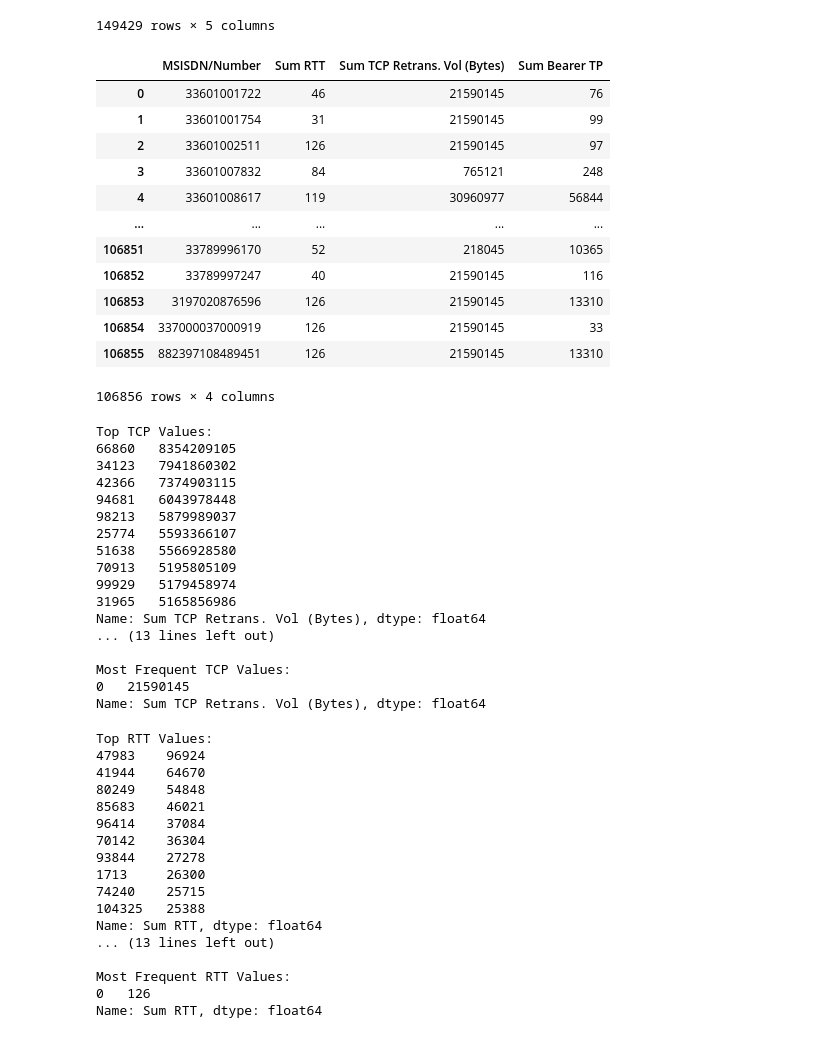
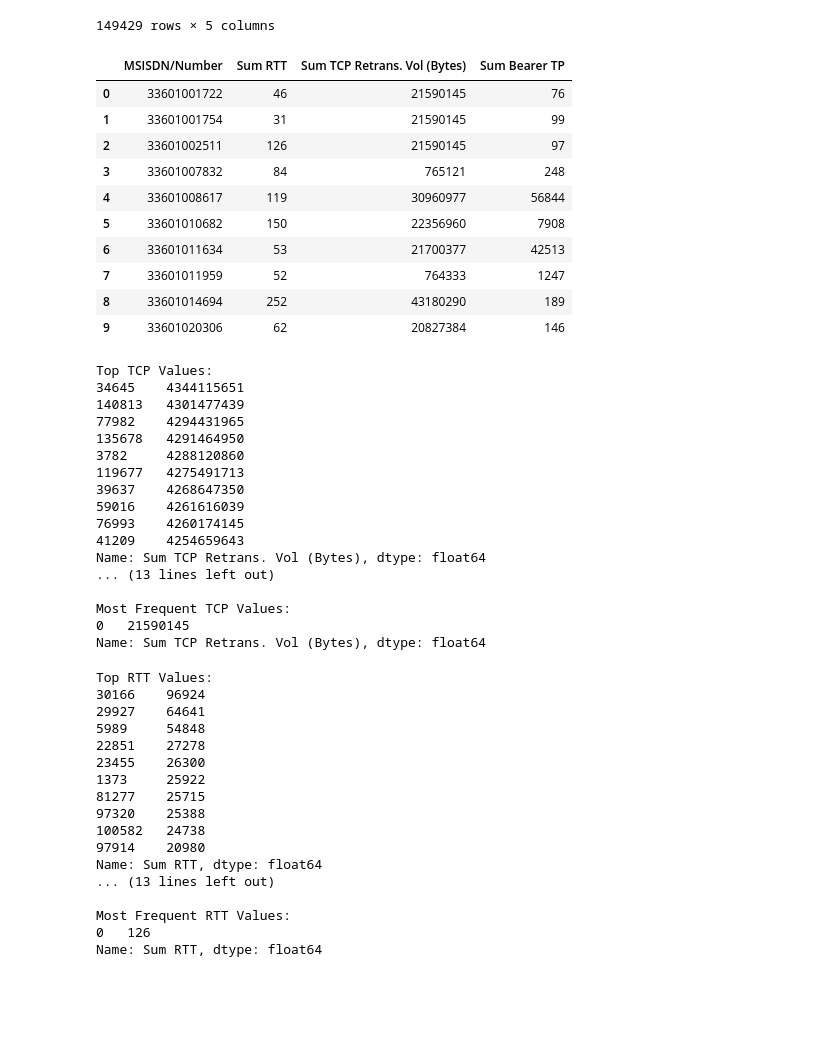
Before and after one commit to merronmuche/telecom_eda, a Jupyter notebook: eda_task_4.ipynb, the cells around one changed output. Saved outputs shown, nothing was run; the diff lists cells and outputs as text; code cells hidden in the pictures; blank space fills up the shorter version.

```diff
--- a/eda_task_4.ipynb
+++ b/eda_task_4.ipynb
@@ -200,39 +188,41 @@ df_important
 | 149999 | 33619622058 | Huawei Fig-Lx1 | 42 | 21590145 | 71 |
 149429 rows × 5 columns
 # %%
-# Assuming df is your DataFrame
+# Aggregate, per customer, the following information (treat missing & outliers by replacing by the mean or the mode of the corresponding variable):
+# Average TCP retransmission
+# Average RTT
+# Handset type
+# Average throughput
 
 # List of columns to include in the groupby and sum
 num_important_columns = [
     'Sum RTT',
     'Sum TCP Retrans. Vol (Bytes)',
     'Sum Bearer TP'
 ]
 
 # Group by 'MSISDN/Number' and sum the values for each group
 grouped_df = df_important.groupby('MSISDN/Number')[num_important_columns].sum().reset_index()
 
 # Display the grouped DataFrame
-grouped_df
+grouped_df.head(10)
 # %% [output]
 |  | MSISDN/Number | Sum RTT | Sum TCP Retrans. Vol (Bytes) | Sum Bearer TP |
 | 0 | 33601001722 | 46 | 21590145 | 76 |
 | 1 | 33601001754 | 31 | 21590145 | 99 |
 | 2 | 33601002511 | 126 | 21590145 | 97 |
 | 3 | 33601007832 | 84 | 765121 | 248 |
 | 4 | 33601008617 | 119 | 30960977 | 56844 |
-| ... | ... | ... | ... | ... |
-| 106851 | 33789996170 | 52 | 218045 | 10365 |
-| 106852 | 33789997247 | 40 | 21590145 | 116 |
-| 106853 | 3197020876596 | 126 | 21590145 | 13310 |
-| 106854 | 337000037000919 | 126 | 21590145 | 33 |
-| 106855 | 882397108489451 | 126 | 21590145 | 13310 |
+| 5 | 33601010682 | 150 | 22356960 | 7908 |
+| 6 | 33601011634 | 53 | 21700377 | 42513 |
+| 7 | 33601011959 | 52 | 764333 | 1247 |
+| 8 | 33601014694 | 252 | 43180290 | 189 |
+| 9 | 33601020306 | 62 | 20827384 | 146 |
-106856 rows × 4 columns
 # %%
 # Top 10 TCP values
-top_tcp_values = grouped_df['Sum TCP Retrans. Vol (Bytes)'].nlargest(10)
-bottom_tcp_values = grouped_df['Sum TCP Retrans. Vol (Bytes)'].nsmallest(10)
-most_frequent_tcp_values = grouped_df['Sum TCP Retrans. Vol (Bytes)'].mode()
+top_tcp_values = df_important['Sum TCP Retrans. Vol (Bytes)'].nlargest(10)
+bottom_tcp_values = df_important['Sum TCP Retrans. Vol (Bytes)'].nsmallest(10)
+most_frequent_tcp_values = df_important['Sum TCP Retrans. Vol (Bytes)'].mode()
 
 print("Top TCP Values:")
 print(top_tcp_values)
@@ -244,16 +234,16 @@ print("\nMost Frequent TCP Values:")
 print(most_frequent_tcp_values)
 # %% [output]
 Top TCP Values:
-66860   8354209105
-34123   7941860302
-42366   7374903115
-94681   6043978448
-98213   5879989037
-25774   5593366107
-51638   5566928580
-70913   5195805109
-99929   5179458974
-31965   5165856986
+34645    4344115651
+140813   4301477439
+77982    4294431965
+135678   4291464950
+3782     4288120860
+119677   4275491713
+39637    4268647350
+59016    4261616039
+76993    4260174145
+41209    4254659643
 Name: Sum TCP Retrans. Vol (Bytes), dtype: float64
 ... (13 lines left out)
 
@@ -263,9 +253,9 @@ Name: Sum TCP Retrans. Vol (Bytes), dtype: float64
 # %%
 
 # Top 10 RTT values
-top_rtt_values = grouped_df['Sum RTT'].nlargest(10)
-bottom_rtt_values = grouped_df['Sum RTT'].nsmallest(10)
-most_frequent_rtt_values = grouped_df['Sum RTT'].mode()
+top_rtt_values = df_important['Sum RTT'].nlargest(10)
+bottom_rtt_values = df_important['Sum RTT'].nsmallest(10)
+most_frequent_rtt_values = df_important['Sum RTT'].mode()
 
 print("Top RTT Values:")
 print(top_rtt_values)
@@ -277,16 +267,16 @@ print("\nMost Frequent RTT Values:")
 print(most_frequent_rtt_values)
 # %% [output]
 Top RTT Values:
-47983    96924
-41944    64670
-80249    54848
-85683    46021
-96414    37084
-70142    36304
-93844    27278
-1713     26300
-74240    25715
-104325   25388
+30166    96924
+29927    64641
+5989     54848
+22851    27278
+23455    26300
+1373     25922
+81277    25715
+97320    25388
+100582   24738
+97914    20980
 Name: Sum RTT, dtype: float64
 ... (13 lines left out)
 
```
Also changed, not shown: parts of 8 cells of this notebook, 1 other file.
